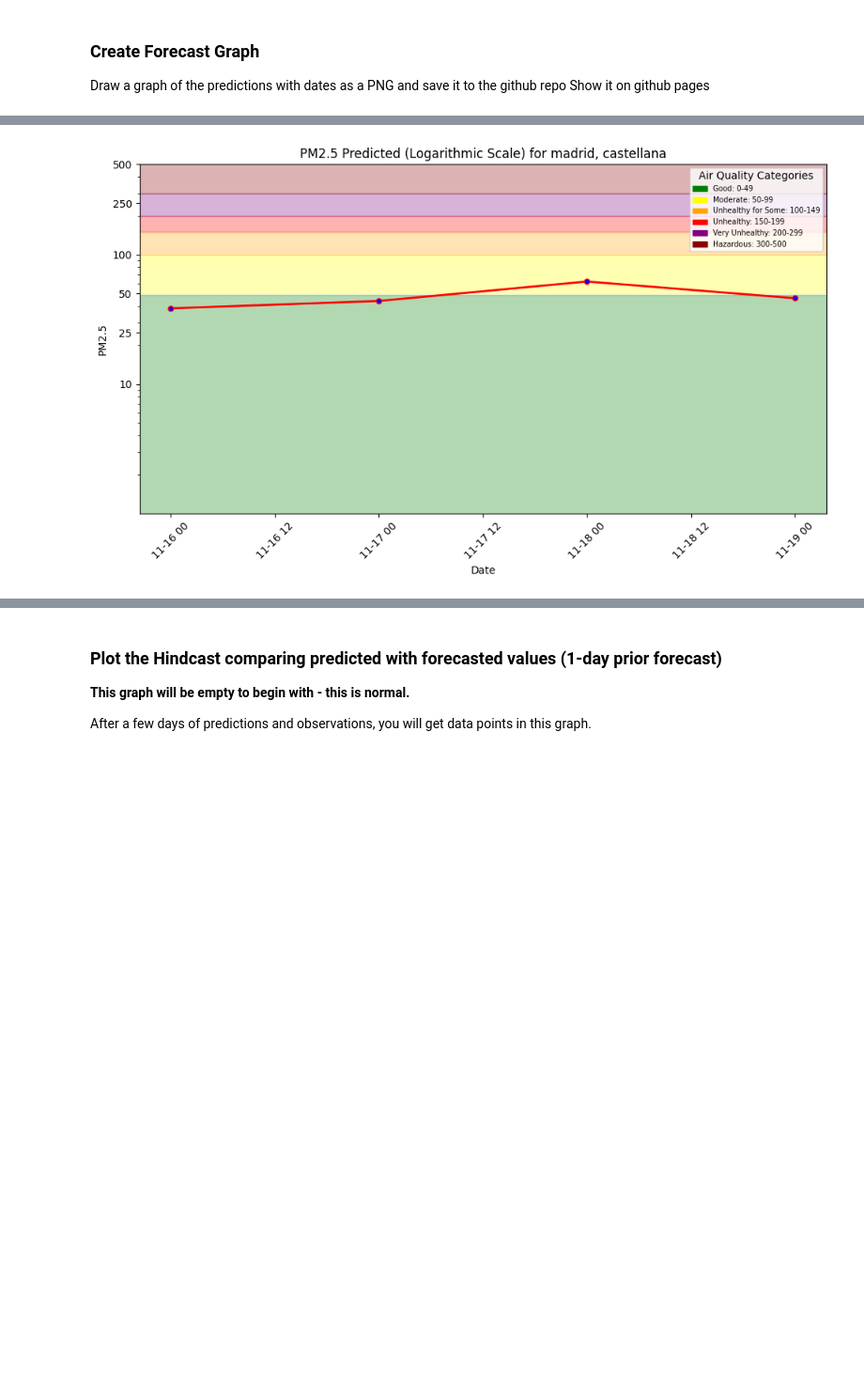
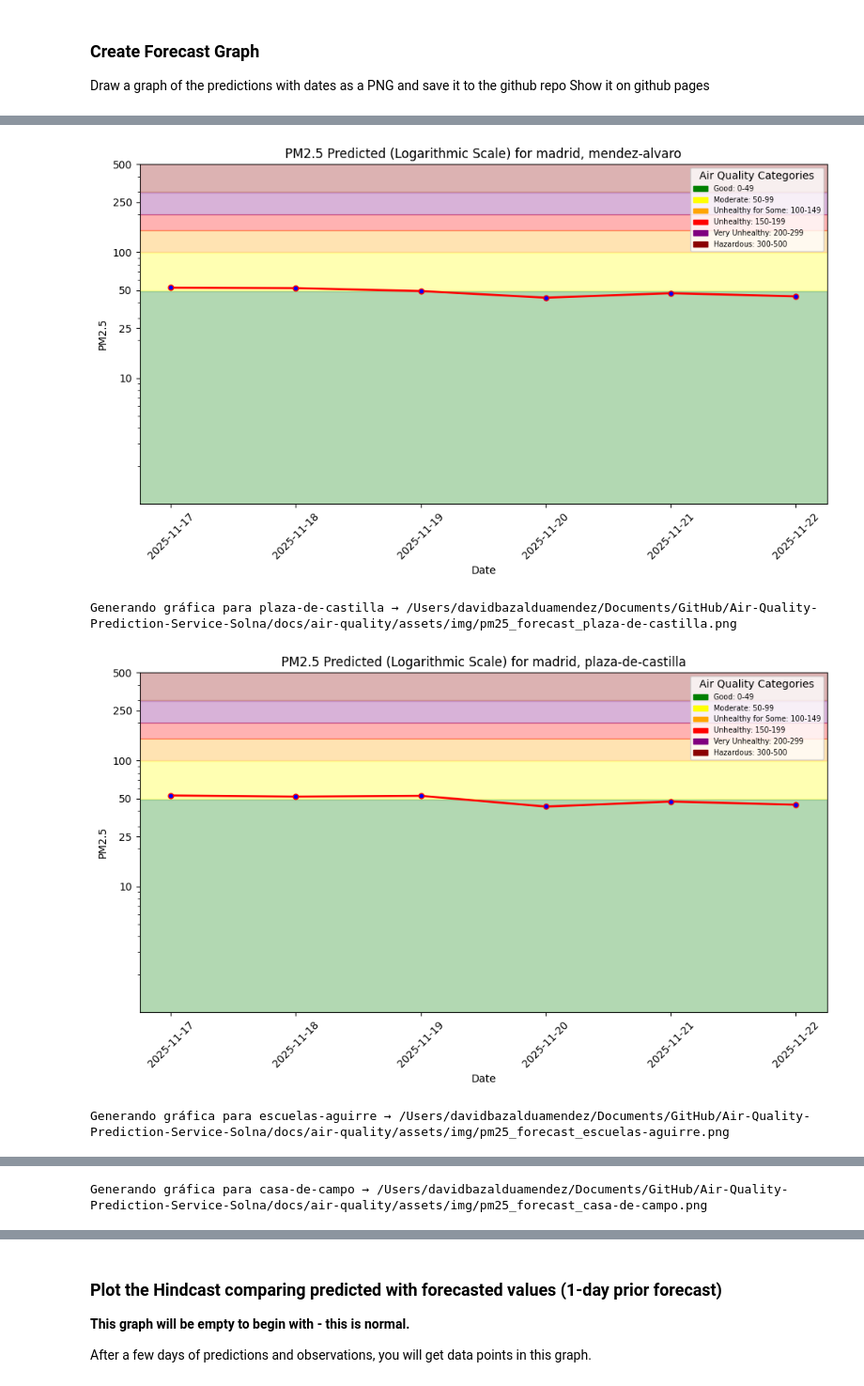
Before and after one commit to david-bazalduaa/Air-Quality-Prediction-Service-Madrid, a Jupyter notebook: notebooks/airquality/4_air_quality_batch_inference.ipynb, the cells around one changed output, grey strips where cells are left out. Shown: that part at 94% size. Saved outputs shown, nothing was run; the diff lists cells and outputs as text; code cells hidden in the pictures; blank space fills up the shorter version.

```diff
--- a/notebooks/airquality/4_air_quality_batch_inference.ipynb
+++ b/notebooks/airquality/4_air_quality_batch_inference.ipynb
@@ -94,7 +96,7 @@ mr = project.get_model_registry()
 
 retrieved_model = mr.get_model(
     name="air_quality_xgboost_model",
-    version=1,
+    version=5,
 )
 
 fv = retrieved_model.get_feature_view()
@@ -192,12 +227,15 @@ memory usage: 320.0+ bytes
 # %% [markdown]
 ### <span style="color:#ff5f27;">🤖 Saving the predictions (for monitoring) to a Feature Group</span>
 # %%
-batch_data['street'] = street
-batch_data['city'] = city
-batch_data['country'] = country
-# Fill in the number of days before the date on which you made the forecast (base_date)
-batch_data['days_before_forecast_day'] = range(1, len(batch_data)+1)
-batch_data = batch_data.sort_values(by=['date'])
+# 2) Sacamos las fechas distintas en orden (sin hora)
+unique_dates = batch_data['date'].dt.date.drop_duplicates().sort_values()
+
+# 3) Creamos un mapa: fecha -> día_antes_del_forecast (1,2,3,...)
+date_to_day = {d: i + 1 for i, d in enumerate(unique_dates)}
+
+# 4) Asignamos la columna usando ese mapa
+batch_data['days_before_forecast_day'] = batch_data['date'].dt.date.map(date_to_day)
+
 batch_data
 # %% [output]
 |  | date | temperature_2m_mean | precipitation_sum | wind_speed_10m_max | wind_direction_10m_dominant | ... |
@@ -233,9 +280,32 @@ memory usage: 320.0+ bytes
 Draw a graph of the predictions with dates as a PNG and save it to the github repo
 Show it on github pages
 # %%
+# Carpeta donde se van a guardar las imágenes
+img_dir = f"{root_dir}/docs/air-quality/assets/img"
+os.makedirs(img_dir, exist_ok=True)
 
-pred_file_path = f"{root_dir}/docs/air-quality/assets/img/pm25_forecast.png"
-plt = util.plot_air_quality_forecast(city, street, batch_data, pred_file_path)
+# Recorremos cada sensor/calle
+for sensor_id in batch_data['sensor_id'].unique():
+    df_sensor = batch_data[batch_data['sensor_id'] == sensor_id].copy()
+    df_sensor = df_sensor.sort_values('date')
 
-plt.show()
+    # nombre bonito de la calle (viene en la columna street)
+    street_name = df_sensor['street'].iloc[0]
+    city = df_sensor['city'].iloc[0]
+
+    # archivo distinto por sensor
+    pred_file_path = os.path.join(
+        img_dir,
+        f"pm25_forecast_{street_name}.png"   # ej: pm25_forecast_casa-de-campo.png
+    )
+
+    print(f"Generando gráfica para {street_name} → {pred_file_path}")
+
+    plt = util_2.plot_air_quality_forecast(
+        city,
+        street_name,
+        df_sensor,
+        pred_file_path
+    )
+    plt.show()
 # %% [output]
@@ -243 +313,4 @@ plt.show()
-[figure, old version]
+[figure, new version]
+Generando gráfica para plaza-de-castilla → /Users/davidbazalduamendez/Documents/GitHub/Air-Quality-Prediction-Service-Solna/docs/air-quality/assets/img/pm25_forecast_plaza-de-castilla.png
+[figure, added]
+Generando gráfica para escuelas-aguirre → /Users/davidbazalduamendez/Documents/GitHub/Air-Quality-Prediction-Service-Solna/docs/air-quality/assets/img/pm25_forecast_escuelas-aguirre.png
@@ -243,0 +318 @@ plt.show()
+Generando gráfica para casa-de-campo → /Users/davidbazalduamendez/Documents/GitHub/Air-Quality-Prediction-Service-Solna/docs/air-quality/assets/img/pm25_forecast_casa-de-campo.png
```
Also changed, not shown: parts of 16 cells of this notebook, 21 other files.
